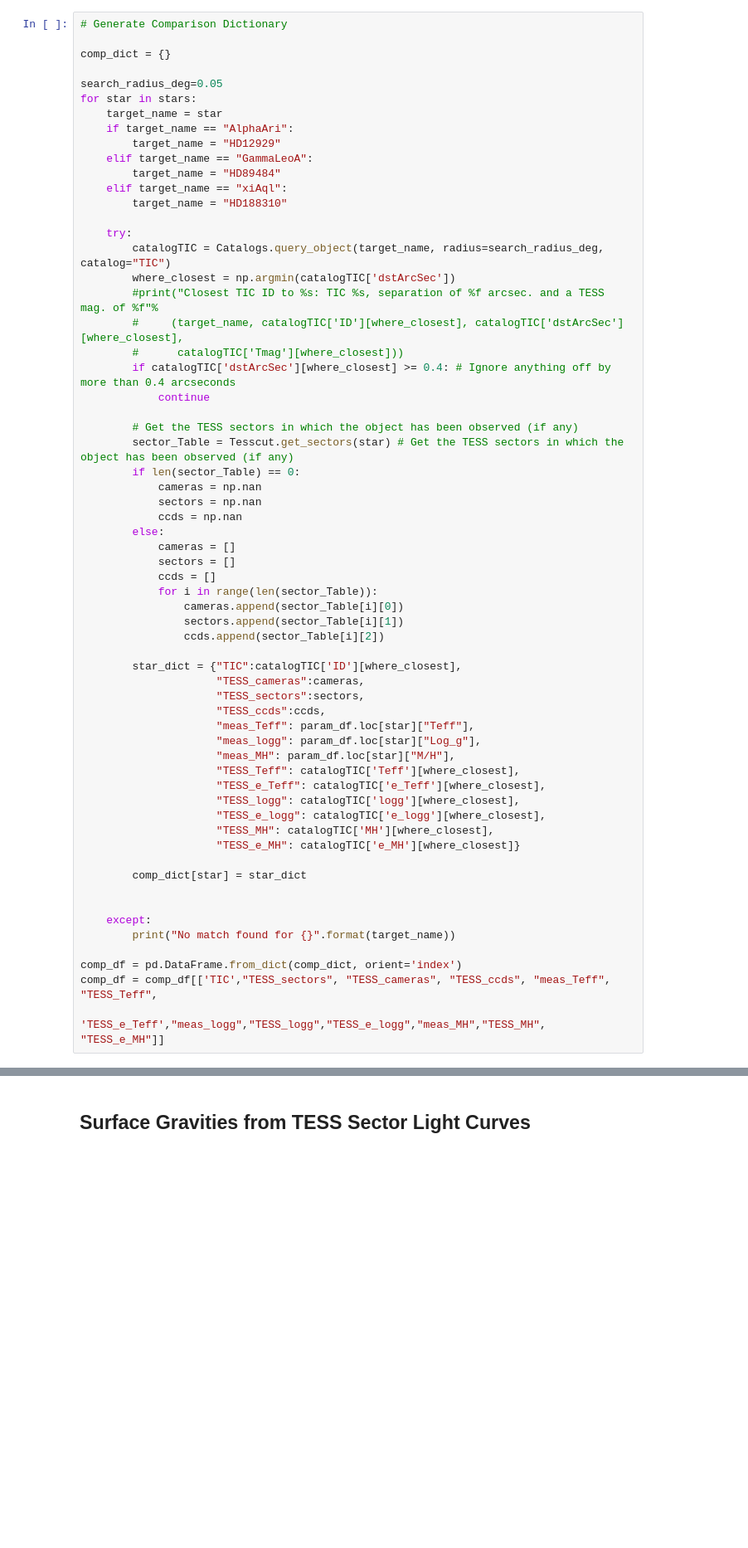
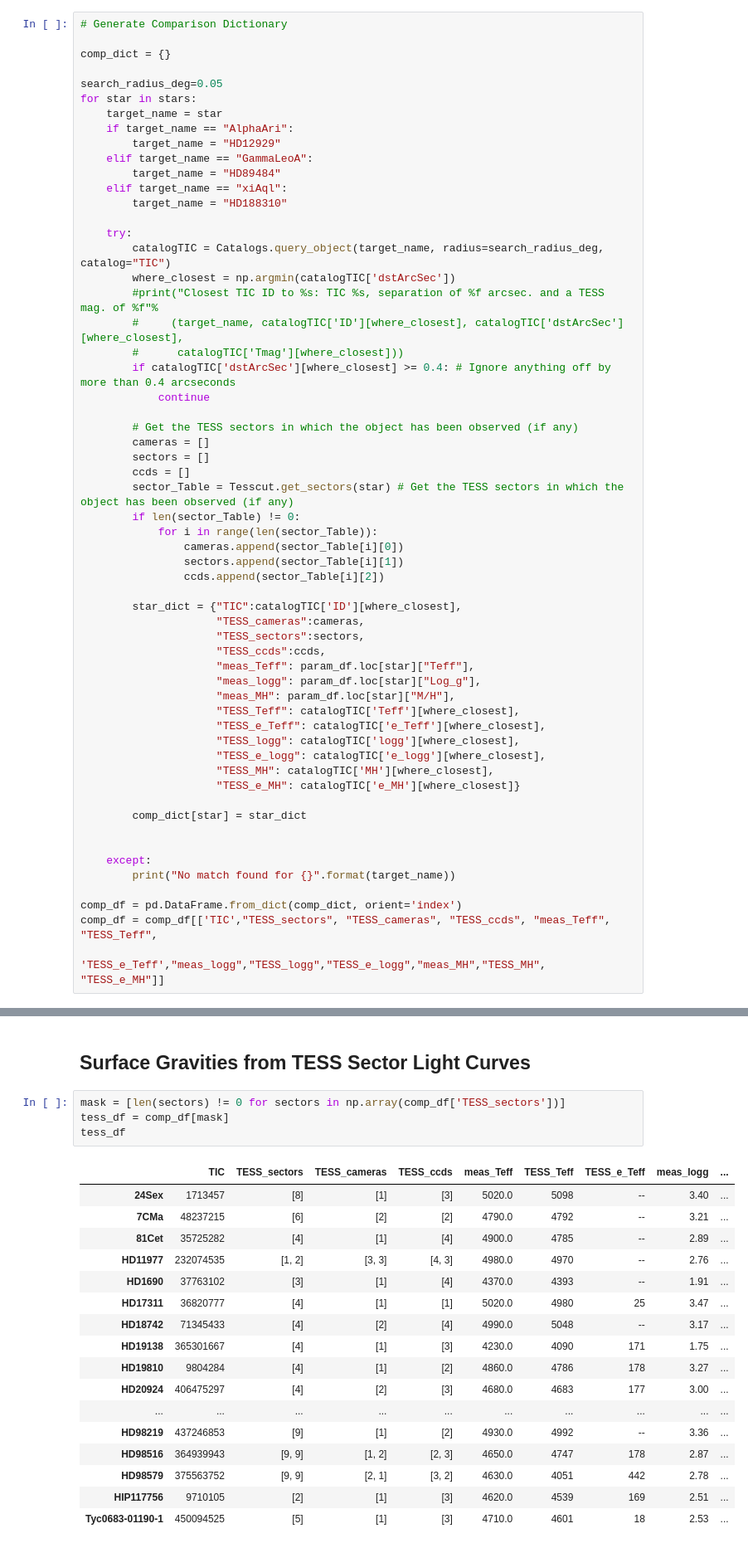
Before and after one commit to jkcarlberg/redgiant_planethosts, a Jupyter notebook: TESS_crossref.ipynb, the cells around one changed output, grey strips where cells are left out. Shown at 83% size. Drawn from its saved outputs; the diff is of its cells as text; blank space fills up the shorter version.

```diff
--- a/TESS_crossref.ipynb
+++ b/TESS_crossref.ipynb
@@ -89,15 +89,11 @@ for star in stars:
             continue
 
         # Get the TESS sectors in which the object has been observed (if any)
+        cameras = []
+        sectors = []
+        ccds = []
         sector_Table = Tesscut.get_sectors(star) # Get the TESS sectors in which the object has been observed (if any)
-        if len(sector_Table) == 0:
-            cameras = np.nan
-            sectors = np.nan
-            ccds = np.nan
-        else:
-            cameras = []
-            sectors = []
-            ccds = []
+        if len(sector_Table) != 0:
             for i in range(len(sector_Table)):
                 cameras.append(sector_Table[i][0])
                 sectors.append(sector_Table[i][1])
@@ -206,3 +202,25 @@ plt.tight_layout()
 [figure]
 # %% [markdown]
 ## Surface Gravities from TESS Sector Light Curves
+# %%
+mask = [len(sectors) != 0 for sectors in np.array(comp_df['TESS_sectors'])]
+tess_df = comp_df[mask]
+tess_df
+# %% [output]
+|  | TIC | TESS_sectors | TESS_cameras | TESS_ccds | meas_Teff | TESS_Teff | TESS_e_Teff | meas_logg | ... |
+| 24Sex | 1713457 | [8] | [1] | [3] | 5020.0 | 5098 | -- | 3.40 | ... |
+| 7CMa | 48237215 | [6] | [2] | [2] | 4790.0 | 4792 | -- | 3.21 | ... |
+| 81Cet | 35725282 | [4] | [1] | [4] | 4900.0 | 4785 | -- | 2.89 | ... |
+| HD11977 | 232074535 | [1, 2] | [3, 3] | [4, 3] | 4980.0 | 4970 | -- | 2.76 | ... |
+| HD1690 | 37763102 | [3] | [1] | [4] | 4370.0 | 4393 | -- | 1.91 | ... |
+| HD17311 | 36820777 | [4] | [1] | [1] | 5020.0 | 4980 | 25 | 3.47 | ... |
+| HD18742 | 71345433 | [4] | [2] | [4] | 4990.0 | 5048 | -- | 3.17 | ... |
+| HD19138 | 365301667 | [4] | [1] | [3] | 4230.0 | 4090 | 171 | 1.75 | ... |
+| HD19810 | 9804284 | [4] | [1] | [2] | 4860.0 | 4786 | 178 | 3.27 | ... |
+| HD20924 | 406475297 | [4] | [2] | [3] | 4680.0 | 4683 | 177 | 3.00 | ... |
+| ... | ... | ... | ... | ... | ... | ... | ... | ... | ... |
+| HD98219 | 437246853 | [9] | [1] | [2] | 4930.0 | 4992 | -- | 3.36 | ... |
+| HD98516 | 364939943 | [9, 9] | [1, 2] | [2, 3] | 4650.0 | 4747 | 178 | 2.87 | ... |
+| HD98579 | 375563752 | [9, 9] | [2, 1] | [3, 2] | 4630.0 | 4051 | 442 | 2.78 | ... |
+| HIP117756 | 9710105 | [2] | [1] | [3] | 4620.0 | 4539 | 169 | 2.51 | ... |
+| Tyc0683-01190-1 | 450094525 | [5] | [1] | [3] | 4710.0 | 4601 | 18 | 2.53 | ... |
```
